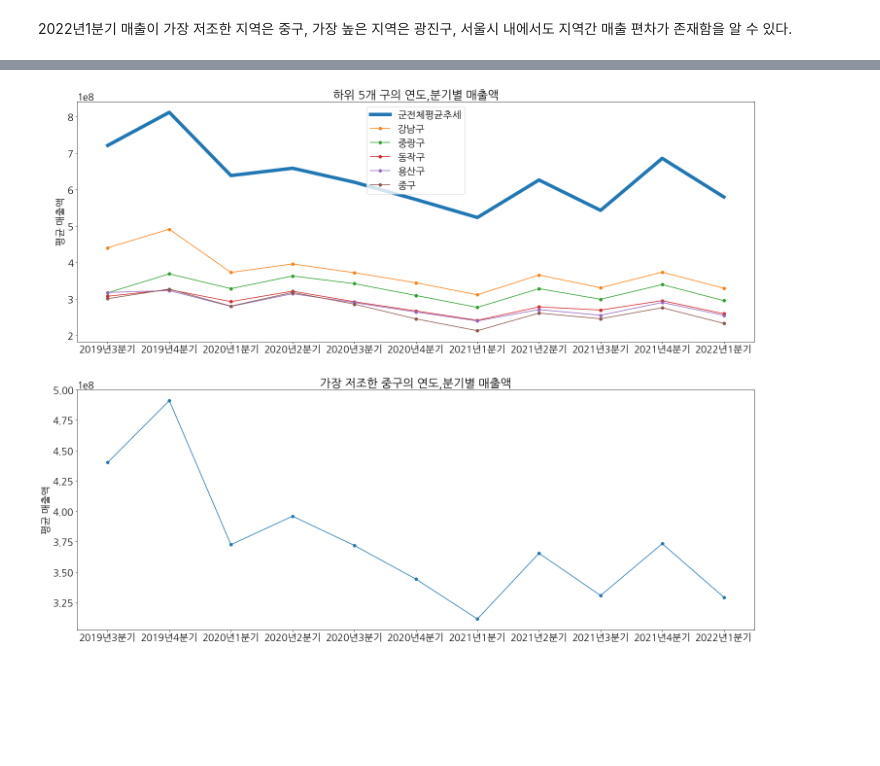
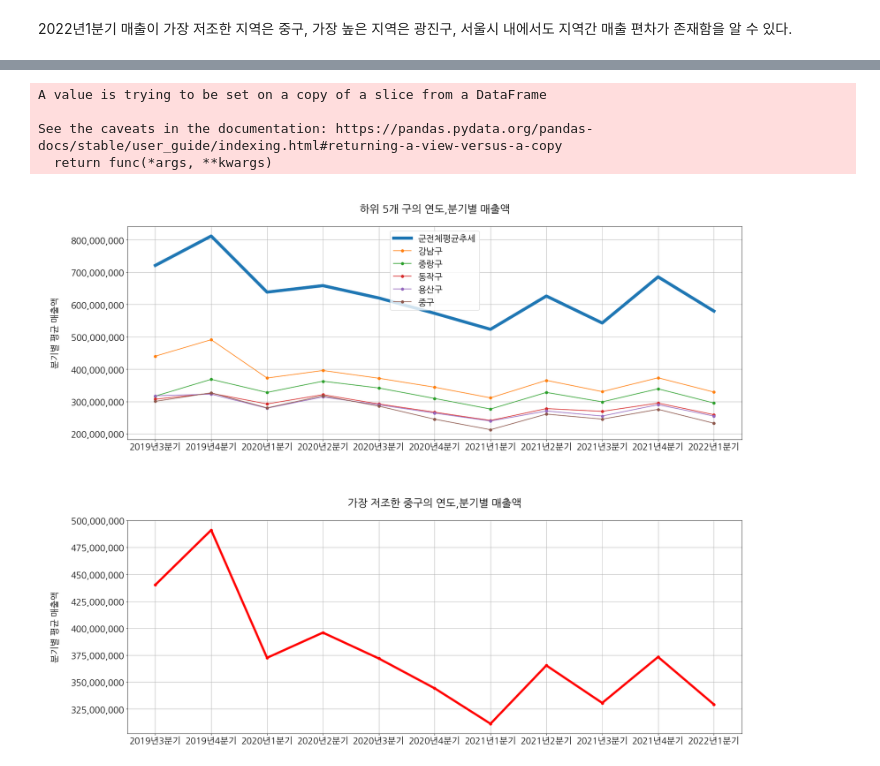
Before and after one commit to YongWanJin/KDTteam5_semiproject, a Jupyter notebook: code/안정화가_아닌_활성화방안.ipynb, the cells around one changed output, grey strips where cells are left out. Drawn from its saved outputs; the diff is of its cells as text; code cells hidden in the pictures; blank space fills up the shorter version.

```diff
--- a/code/안정화가_아닌_활성화방안.ipynb
+++ b/code/안정화가_아닌_활성화방안.ipynb
@@ -301,24 +308,21 @@ x = np.arange(len(mean_series.columns))  # 가로축에 들어갈 값
 plt.plot(x, mean_series.loc['구전체평균'], linewidth = '7.0') # 평균 추세, 선 두께 설정
 for i in range(26) :
     plt.plot(x, mean_series.iloc[i], marker='o') # 2020년1분기 평균매출액 하위5개 구 선정
-# for i in range(len(mean_series)-1,len(mean_series)-6, -1) :
-#     plt.plot(x, mean_series.iloc[i], marker='o')
+
 
 plt.rc('font', family='NanumGothic') # 한글 글꼴 설정
 matplotlib.rcParams['axes.unicode_minus'] = False # 마이너스 부호 깨짐 방지
 
-plt.title('') # 그래프 제목
-plt.xlabel('연도,분기') # x축 제목
+plt.title('\n구 별 분기 매출액의 전체적인 흐름\n') # 그래프 제목
+plt.xlabel('\n연도,분기\n') # x축 제목
 plt.xticks(x, mean_series.columns.to_list(), rotation=0) # 실제로 x축에 표기할 내용
-plt.ylabel('평균 매출액') # y축 제목
-
-#plt.ylim(-40, 50) # y축 표기범위
-
+plt.ylabel('\n분기별 평균 매출액 (단위 : 원)\n') # y축 제목
+current_values = plt.gca().get_yticks()
+plt.gca().set_yticklabels(['{:,.0f}'.format(x) for x in current_values]) # 일반 숫자 표현으로, 천단위마다 콤마 구분
 legend_list = ['군전체평균추세'] \
-              + [i for i in mean_series.index.to_list()]
-
+              + [i for i in mean_series.index.to_list()] # 범주 설정
 plt.legend(legend_list, ncol=4) # 범주 출력
-plt.rc('font', size=20)  # 글자 크기
+plt.rc('font', size=23)  # 글자 크기
 
 plt.rcParams["figure.figsize"] = [30,20]
 
@@ -328,38 +332,55 @@ plt.show()
 # %%
 ### 하위 5개 구 파악 & 가장 저조한 구 파악
 
 # 꺾은선 그래프 그릴때 사용할 데이터프레임 mean_series_worst 생성
 
 mean_series_worst = mean_gu.sort_values(by='2022년1분기', ascending=True)
 mean_series_worst = mean_series_worst[:5]
 mean_series_worst.sort_values(by='2022년1분기', ascending=False, inplace=True)
 
 x = np.arange(len(mean_series_worst.columns))  # 가로축에 들어갈 값
 
+# 첫번째 그래프
 plt.subplot(2, 1, 1)
 plt.plot(x, mean_series.loc['구전체평균'], linewidth = '7.0') # 평균 추세, 선 두께 설정
 for i in range(5) :
     plt.plot(x, mean_series_worst.iloc[i], marker='o') # 2020년1분기 평균매출액 하위5개 구 선정
 plt.rc('font', family='NanumGothic') # 한글 글꼴 설정
-plt.title('하위 5개 구의 연도,분기별 매출액') # 그래프 제목
+plt.title('\n하위 5개 구의 연도,분기별 매출액\n') # 그래프 제목
 plt.xticks(x, mean_series_worst .columns.to_list(), rotation=0) # 실제로 x축에 표기할 내용
-plt.ylabel('평균 매출액') # y축 제목
+plt.ylabel('\n분기별 평균 매출액\n') # y축 제목
+current_values = plt.gca().get_yticks()
+plt.gca().set_yticklabels(['{:,.0f}'.format(x) for x in current_values]) # 일반 숫자 표현으로, 천단위마다 콤마 구분
 legend_list = ['군전체평균추세'] \
-              + [i for i in mean_series_worst .index.to_list()]
+              + [i for i in mean_series_worst .index.to_list()] # 범주 설정
 plt.legend(legend_list) # 범주 출력
 plt.rc('font', size=20)  # 글자 크기
+plt.xlabel('\n  \n')
+plt.grid(True)
 
+# 두번째 그래프
 plt.subplot(2, 1, 2)
-plt.plot(x, mean_series_worst .iloc[0], marker='o')
+plt.plot(x, mean_series_worst .iloc[0], marker='o', color='r', linewidth = '5.0') # 그래프 그리기
+
+plt.title('\n가장 저조한 중구의 연도,분기별 매출액\n') # 그래프 제목
 plt.rc('font', family='NanumGothic') # 한글 글꼴 설정
-plt.title('가장 저조한 중구의 연도,분기별 매출액') # 그래프 제목
 plt.xticks(x, mean_series_worst .columns.to_list(), rotation=0) # 실제로 x축에 표기할 내용
-plt.ylabel('평균 매출액') # y축 제목
+plt.ylabel('\n분기별 평균 매출액\n') # y축 제목
+current_values = plt.gca().get_yticks()
+plt.gca().set_yticklabels(['{:,.0f}'.format(x) for x in current_values]) # 일반 숫자 표현으로, 천단위마다 콤마 구분
 plt.rc('font', size=20)  # 글자 크기
+plt.grid(True)
+plt.xlabel('\n')
 
+plt.rcParams["figure.figsize"] = [25, 20] # 전체 그래프 사이즈
 
-plt.rcParams["figure.figsize"] = [25, 20]
+plt.subplots_adjust(left=0.125, bottom=0.1, right=0.9, top=0.9, wspace=0.2, hspace=0.38)
 
+# 최종 결과 출력
 plt.show()
 # %% [output]
+A value is trying to be set on a copy of a slice from a DataFrame
+
+See the caveats in the documentation: https://pandas.pydata.org/pandas-docs/stable/user_guide/indexing.html#returning-a-view-versus-a-copy
+  return func(*args, **kwargs)
-[figure, old version]
+[figure, new version]
```
Also changed, not shown: parts of 13 cells of this notebook.
